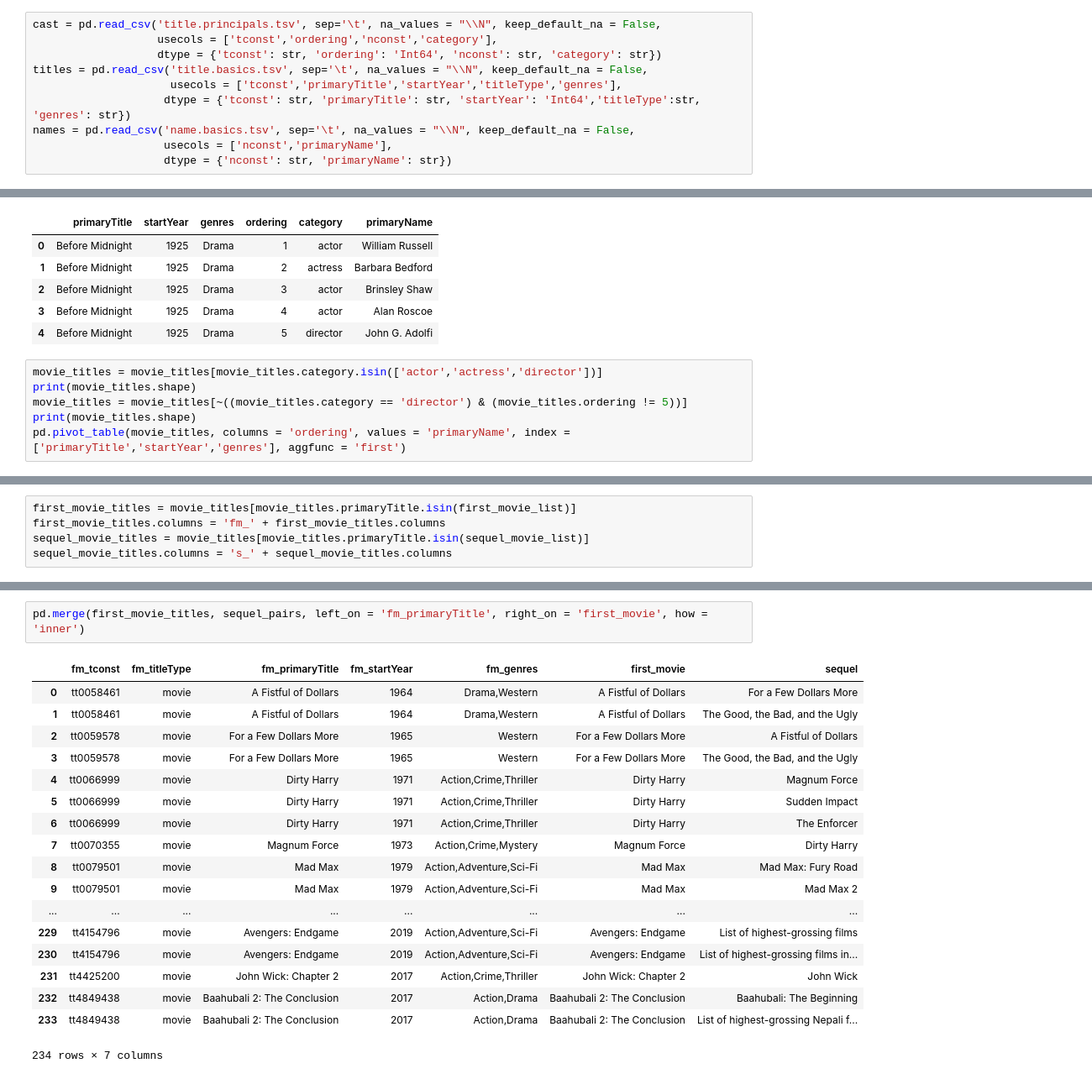
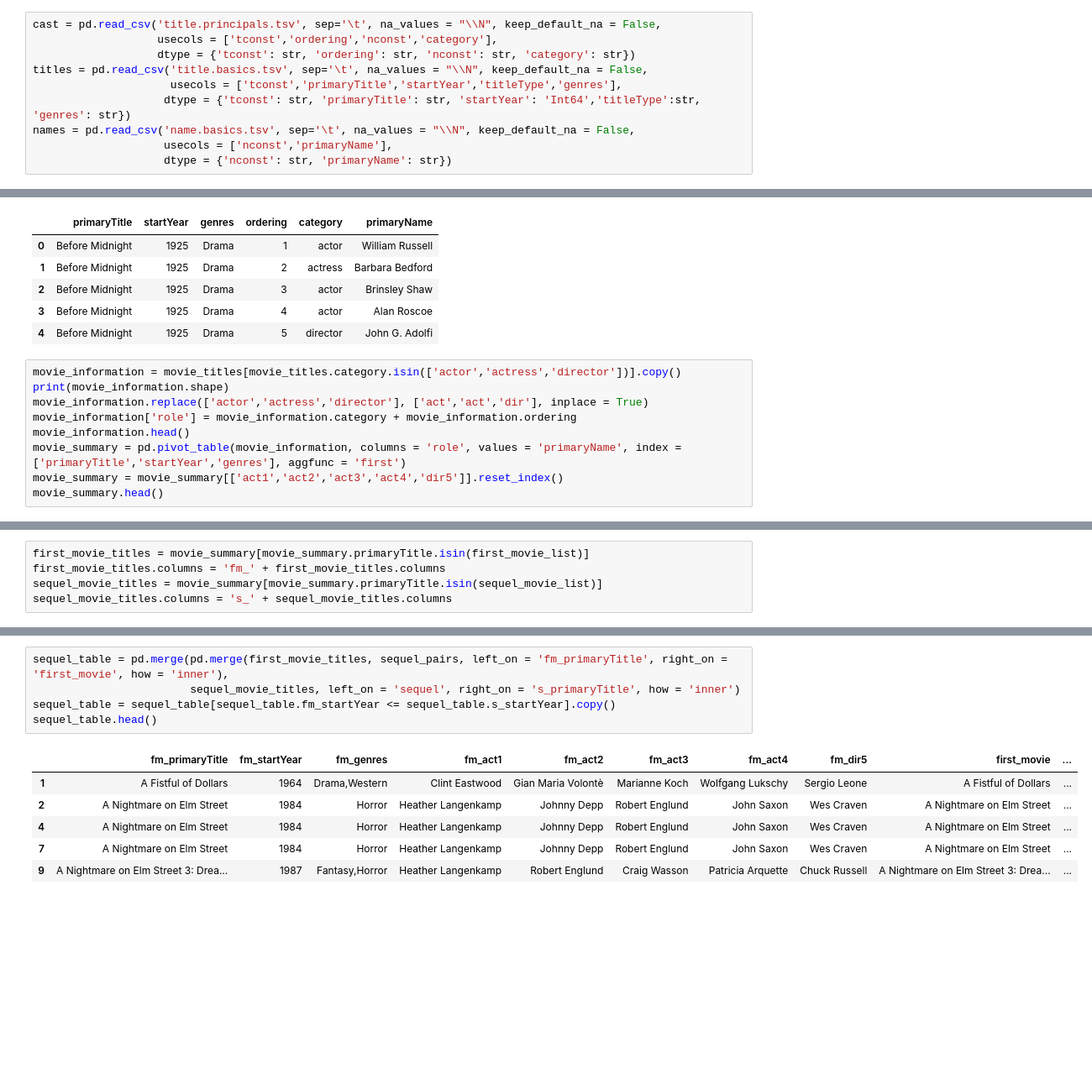
Before and after one commit to MaximeKan/Semi-Supervised, a Jupyter notebook: Identify_sequels.ipynb, the cells around one changed output, grey strips where cells are left out. Shown: that part at 84% size. Saved outputs shown, nothing was run; the diff lists cells and outputs as text; blank space fills up the shorter version.

Commit message:
Completed sequel dataframe, moved on to non-sequel

```diff
--- a/Identify_sequels.ipynb
+++ b/Identify_sequels.ipynb
@@ -51,7 +50,7 @@ import matplotlib.pyplot as plt
 # %%
 cast = pd.read_csv('title.principals.tsv', sep='\t', na_values = "\\N", keep_default_na = False,
                    usecols = ['tconst','ordering','nconst','category'],
-                   dtype = {'tconst': str, 'ordering': 'Int64', 'nconst': str, 'category': str})
+                   dtype = {'tconst': str, 'ordering': str, 'nconst': str, 'category': str})
 titles = pd.read_csv('title.basics.tsv', sep='\t', na_values = "\\N", keep_default_na = False,
                      usecols = ['tconst','primaryTitle','startYear','titleType','genres'],
                     dtype = {'tconst': str, 'primaryTitle': str, 'startYear': 'Int64','titleType':str, 'genres': str})
@@ -92,9 +91,12 @@ movie_titles.head()
 | 3 | Before Midnight | 1925 | Drama | 4 | actor | Alan Roscoe |
 | 4 | Before Midnight | 1925 | Drama | 5 | director | John G. Adolfi |
 # %%
-movie_titles = movie_titles[movie_titles.category.isin(['actor','actress','director'])]
-print(movie_titles.shape)
-movie_titles = movie_titles[~((movie_titles.category == 'director') & (movie_titles.ordering != 5))]
-print(movie_titles.shape)
-pd.pivot_table(movie_titles, columns = 'ordering', values = 'primaryName', index = ['primaryTitle','startYear','genres'], aggfunc = 'first')
+movie_information = movie_titles[movie_titles.category.isin(['actor','actress','director'])].copy()
+print(movie_information.shape)
+movie_information.replace(['actor','actress','director'], ['act','act','dir'], inplace = True)
+movie_information['role'] = movie_information.category + movie_information.ordering
+movie_information.head()
+movie_summary = pd.pivot_table(movie_information, columns = 'role', values = 'primaryName', index = ['primaryTitle','startYear','genres'], aggfunc = 'first')
+movie_summary = movie_summary[['act1','act2','act3','act4','dir5']].reset_index()
+movie_summary.head()
 # %% [output]
@@ -122,7 +110,7 @@ pd.pivot_table(movie_titles, columns = 'ordering', values = 'primaryName', index
 # %%
-first_movie_titles = movie_titles[movie_titles.primaryTitle.isin(first_movie_list)]
+first_movie_titles = movie_summary[movie_summary.primaryTitle.isin(first_movie_list)]
 first_movie_titles.columns = 'fm_' + first_movie_titles.columns
-sequel_movie_titles = movie_titles[movie_titles.primaryTitle.isin(sequel_movie_list)]
+sequel_movie_titles = movie_summary[movie_summary.primaryTitle.isin(sequel_movie_list)]
 sequel_movie_titles.columns = 's_' + sequel_movie_titles.columns
 # %%
 first_movie_titles.head()
@@ -136,21 +124,12 @@ first_movie_titles.head()
 # %%
-pd.merge(first_movie_titles, sequel_pairs, left_on = 'fm_primaryTitle', right_on = 'first_movie', how = 'inner')
+sequel_table = pd.merge(pd.merge(first_movie_titles, sequel_pairs, left_on = 'fm_primaryTitle', right_on = 'first_movie', how = 'inner'),
+                        sequel_movie_titles, left_on = 'sequel', right_on = 's_primaryTitle', how = 'inner')
+sequel_table = sequel_table[sequel_table.fm_startYear <= sequel_table.s_startYear].copy()
+sequel_table.head()
 # %% [output]
-|  | fm_tconst | fm_titleType | fm_primaryTitle | fm_startYear | fm_genres | first_movie | sequel |
-| 0 | tt0058461 | movie | A Fistful of Dollars | 1964 | Drama,Western | A Fistful of Dollars | For a Few Dollars More |
-| 1 | tt0058461 | movie | A Fistful of Dollars | 1964 | Drama,Western | A Fistful of Dollars | The Good, the Bad, and the Ugly |
-| 2 | tt0059578 | movie | For a Few Dollars More | 1965 | Western | For a Few Dollars More | A Fistful of Dollars |
-| 3 | tt0059578 | movie | For a Few Dollars More | 1965 | Western | For a Few Dollars More | The Good, the Bad, and the Ugly |
-| 4 | tt0066999 | movie | Dirty Harry | 1971 | Action,Crime,Thriller | Dirty Harry | Magnum Force |
-| 5 | tt0066999 | movie | Dirty Harry | 1971 | Action,Crime,Thriller | Dirty Harry | Sudden Impact |
-| 6 | tt0066999 | movie | Dirty Harry | 1971 | Action,Crime,Thriller | Dirty Harry | The Enforcer |
-| 7 | tt0070355 | movie | Magnum Force | 1973 | Action,Crime,Mystery | Magnum Force | Dirty Harry |
-| 8 | tt0079501 | movie | Mad Max | 1979 | Action,Adventure,Sci-Fi | Mad Max | Mad Max: Fury Road |
-| 9 | tt0079501 | movie | Mad Max | 1979 | Action,Adventure,Sci-Fi | Mad Max | Mad Max 2 |
-| ... | ... | ... | ... | ... | ... | ... | ... |
-| 229 | tt4154796 | movie | Avengers: Endgame | 2019 | Action,Adventure,Sci-Fi | Avengers: Endgame | List of highest-grossing films |
-| 230 | tt4154796 | movie | Avengers: Endgame | 2019 | Action,Adventure,Sci-Fi | Avengers: Endgame | List of highest-grossing films in... |
-| 231 | tt4425200 | movie | John Wick: Chapter 2 | 2017 | Action,Crime,Thriller | John Wick: Chapter 2 | John Wick |
-| 232 | tt4849438 | movie | Baahubali 2: The Conclusion | 2017 | Action,Drama | Baahubali 2: The Conclusion | Baahubali: The Beginning |
-| 233 | tt4849438 | movie | Baahubali 2: The Conclusion | 2017 | Action,Drama | Baahubali 2: The Conclusion | List of highest-grossing Nepali f... |
+|  | fm_primaryTitle | fm_startYear | fm_genres | fm_act1 | fm_act2 | fm_act3 | fm_act4 | fm_dir5 | first_movie | ... |
+| 1 | A Fistful of Dollars | 1964 | Drama,Western | Clint Eastwood | Gian Maria Volontè | Marianne Koch | Wolfgang Lukschy | Sergio Leone | A Fistful of Dollars | ... |
+| 2 | A Nightmare on Elm Street | 1984 | Horror | Heather Langenkamp | Johnny Depp | Robert Englund | John Saxon | Wes Craven | A Nightmare on Elm Street | ... |
+| 4 | A Nightmare on Elm Street | 1984 | Horror | Heather Langenkamp | Johnny Depp | Robert Englund | John Saxon | Wes Craven | A Nightmare on Elm Street | ... |
+| 7 | A Nightmare on Elm Street | 1984 | Horror | Heather Langenkamp | Johnny Depp | Robert Englund | John Saxon | Wes Craven | A Nightmare on Elm Street | ... |
+| 9 | A Nightmare on Elm Street 3: Drea... | 1987 | Fantasy,Horror | Heather Langenkamp | Robert Englund | Craig Wasson | Patricia Arquette | Chuck Russell | A Nightmare on Elm Street 3: Drea... | ... |
-234 rows × 7 columns
```
Also changed, not shown: parts of 18 cells of this notebook.
